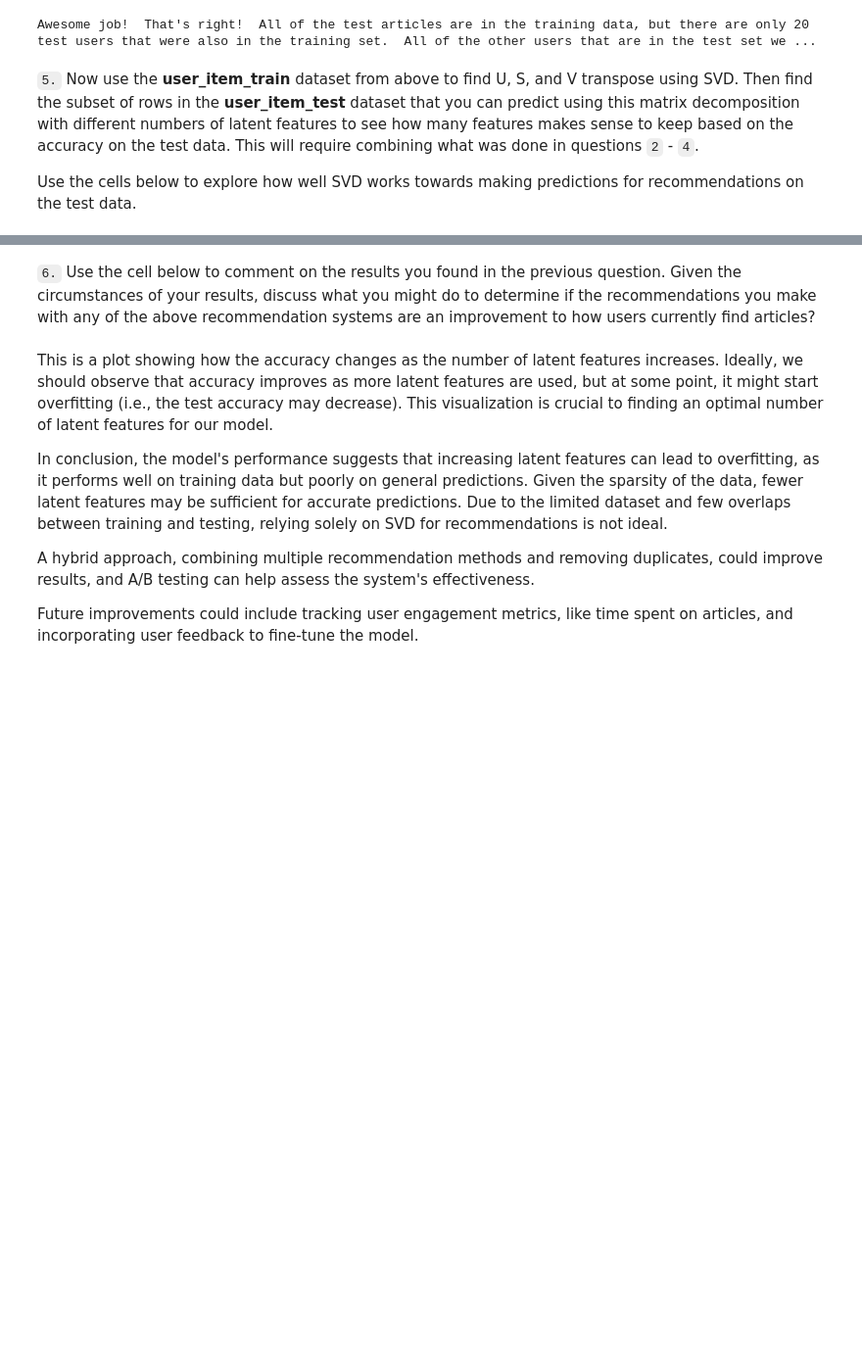
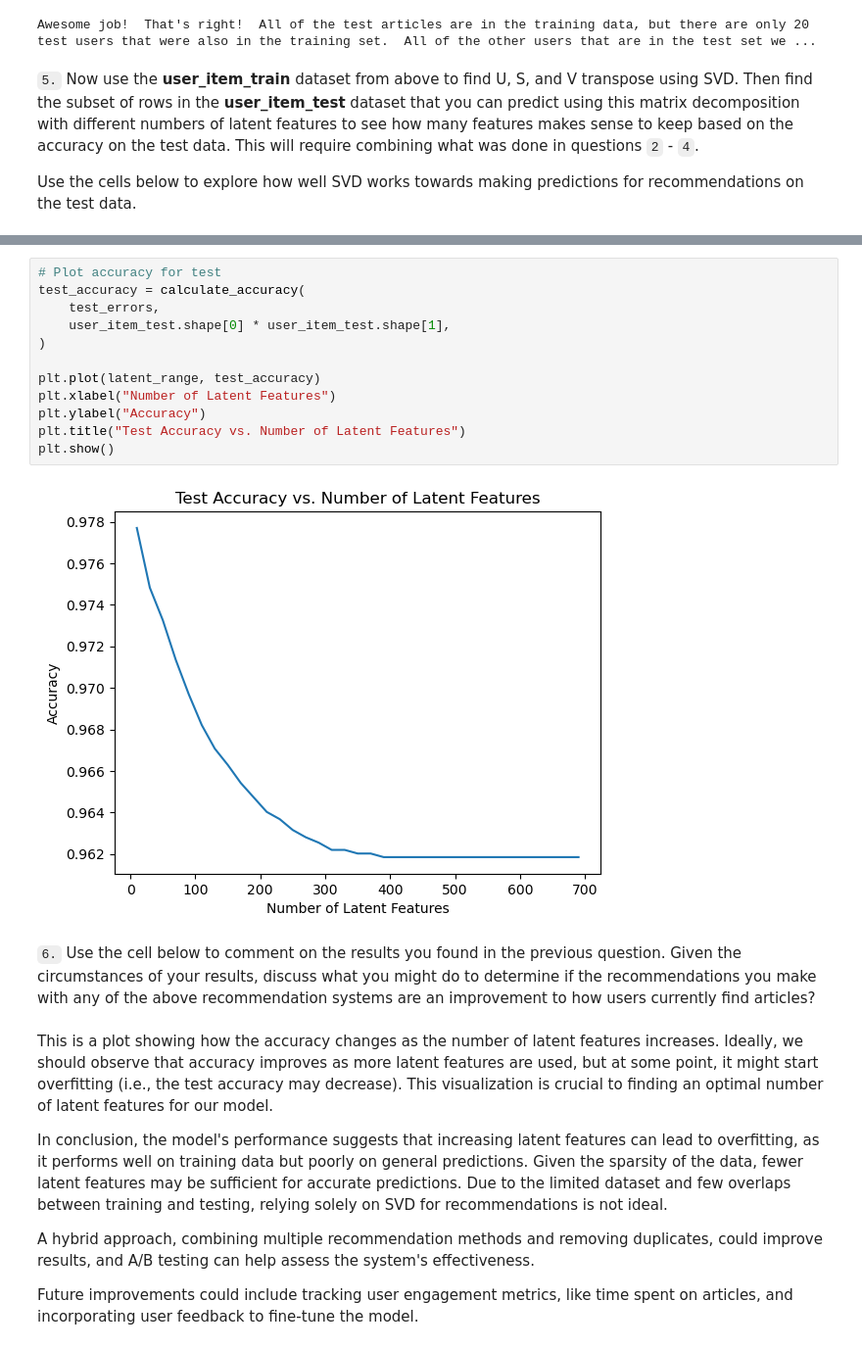
Before and after one commit to mafda/recommendations_with_ibm, a Jupyter notebook: src/recommendations_with_ibm.ipynb, the cells around one changed output, grey strips where cells are left out. Shown at 98% size. Drawn from its saved outputs; the diff is of its cells as text; blank space fills up the shorter version.

```diff
--- a/src/recommendations_with_ibm.ipynb
+++ b/src/recommendations_with_ibm.ipynb
@@ -987,3 +1045,17 @@ plt.show()
+# %%
+# Plot accuracy for test
+test_accuracy = calculate_accuracy(
+    test_errors,
+    user_item_test.shape[0] * user_item_test.shape[1],
+)
+
+plt.plot(latent_range, test_accuracy)
+plt.xlabel("Number of Latent Features")
+plt.ylabel("Accuracy")
+plt.title("Test Accuracy vs. Number of Latent Features")
+plt.show()
+# %% [output]
+[figure, added]
 # %% [markdown]
 `6.` Use the cell below to comment on the results you found in the previous question. Given the circumstances of your results, discuss what you might do to determine if the recommendations you make with any of the above recommendation systems are an improvement to how users currently find articles?
 # %% [markdown]
```
Also changed, not shown: parts of 19 cells of this notebook, 1 other file.
